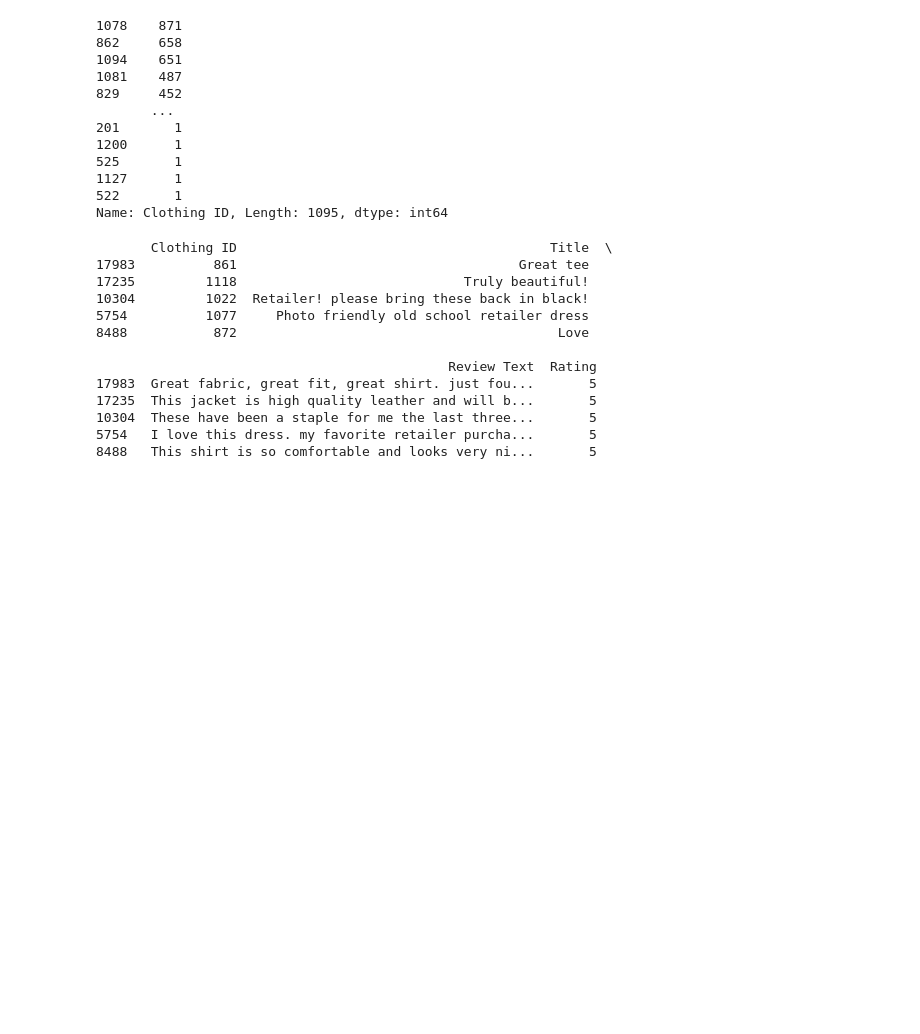
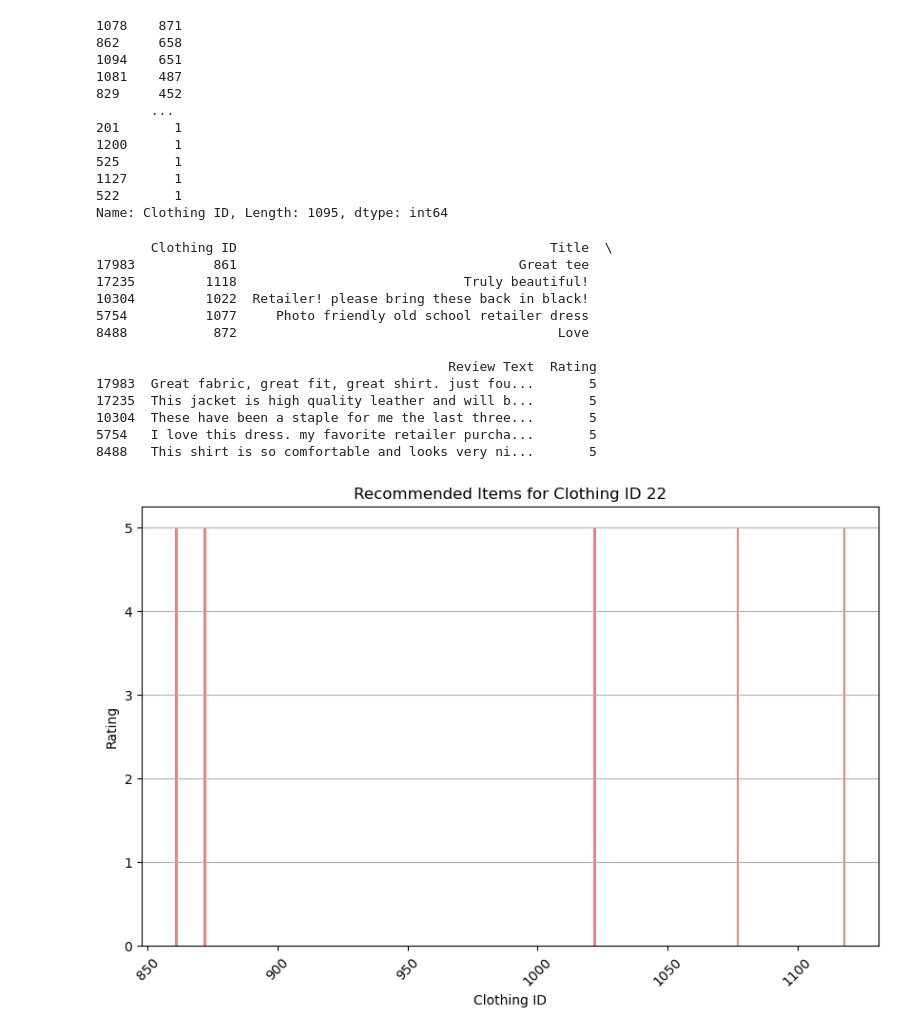
Before and after one commit to Faizanarshed/Product_Recommendation_System, a Jupyter notebook: Content-based recommendation systems.ipynb, the cells around one changed output. Saved outputs shown, nothing was run; the diff lists cells and outputs as text; code cells hidden in the pictures; blank space fills up the shorter version.

```diff
--- a/Content-based recommendation systems.ipynb
+++ b/Content-based recommendation systems.ipynb
@@ -74,29 +74,50 @@ tfidf = TfidfVectorizer(stop_words='english')
 tfidf_matrix = tfidf.fit_transform(data['Review Text'])
 # %%
 cosine_similarities = linear_kernel(tfidf_matrix, tfidf_matrix)
-# %%
-def recommend_items(item_id, cosine_similarities=cosine_similarities, data=data, top_n=5):
-    indices = pd.Series(data.index, index=data['Clothing ID']).drop_duplicates()
-    idx = indices[item_id]
-    similarity_scores = list(enumerate(cosine_similarities[idx]))
-    similarity_scores = sorted(similarity_scores, key=lambda x: x[1], reverse=True)
-    top_items_indices = [i[0] for i in similarity_scores[1:top_n+1]]
-    return data.iloc[top_items_indices]
-# %%
-item_id = 22  # Example item ID
-recommended_items = recommend_items(item_id)
-print(recommended_items)
-# %% [output]
-       Clothing ID                                        Title  \
-17983          861                                    Great tee
-17235         1118                             Truly beautiful!
-10304         1022  Retailer! please bring these back in black!
-5754          1077     Photo friendly old school retailer dress
-8488           872                                         Love
-
-                                             Review Text  Rating
-17983  Great fabric, great fit, great shirt. just fou...       5
-17235  This jacket is high quality leather and will b...       5
-10304  These have been a staple for me the last three...       5
-5754   I love this dress. my favorite retailer purcha...       5
-8488   This shirt is so comfortable and looks very ni...       5
+# %%
+def recommend_items(item_id, cosine_similarities, data, top_n=5):
+    indices = pd.Series(data.index, index=data['Clothing ID']).drop_duplicates()
+    if item_id not in indices:
+        print(f"Clothing ID {item_id} not found in the data.")
+        return None
+
+    idx = indices[item_id]
+
+    # Extract the cosine similarities for the specific item_id (assuming cosine_similarities is a 2D array)
+    similarity_scores = cosine_similarities[idx, :]
+
+    # Get the indices of the top_n items with highest similarity and flatten the 2D array
+    top_items_indices = similarity_scores.argsort()[::-1][1:top_n+1].flatten()
+
+    return data.iloc[top_items_indices]
+
+item_id = 22  # Example item ID
+recommended_items = recommend_items(item_id, cosine_similarities, data)
+
+if recommended_items is not None:
+    print(recommended_items)
+
+    # Plot the recommended items
+    plt.figure(figsize=(10, 6))
+    plt.bar(recommended_items['Clothing ID'], recommended_items['Rating'], color='lightcoral')
+    plt.xlabel('Clothing ID')
+    plt.ylabel('Rating')
+    plt.title(f'Recommended Items for Clothing ID {item_id}')
+    plt.xticks(rotation=45)  # Rotate the x-axis labels if needed
+    plt.grid(axis='y')  # Add horizontal grid lines
+    plt.show()
+# %% [output]
+       Clothing ID                                        Title  \
+17983          861                                    Great tee
+17235         1118                             Truly beautiful!
+10304         1022  Retailer! please bring these back in black!
+5754          1077     Photo friendly old school retailer dress
+8488           872                                         Love
+
+                                             Review Text  Rating
+17983  Great fabric, great fit, great shirt. just fou...       5
+17235  This jacket is high quality leather and will b...       5
+10304  These have been a staple for me the last three...       5
+5754   I love this dress. my favorite retailer purcha...       5
+8488   This shirt is so comfortable and looks very ni...       5
+[figure, added]
```
Also changed, not shown: 3 other files.
